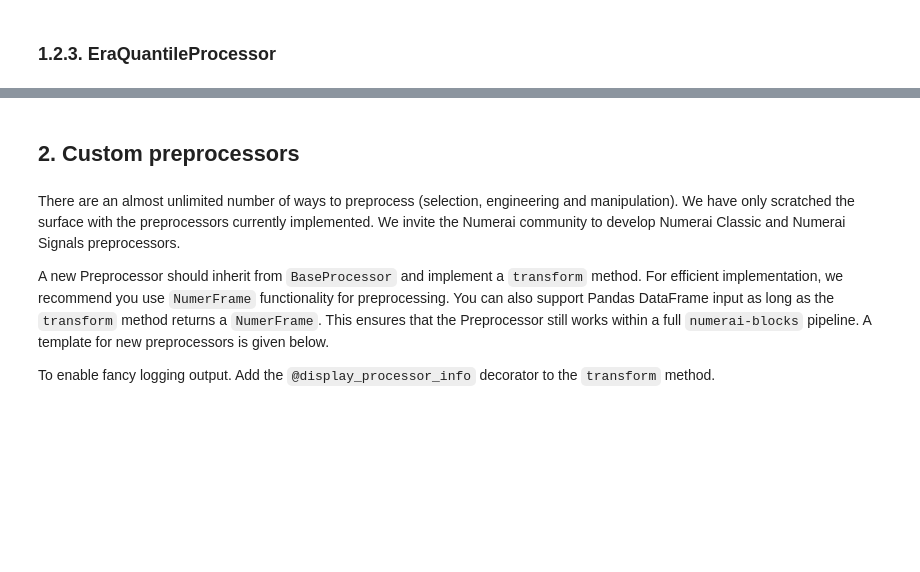
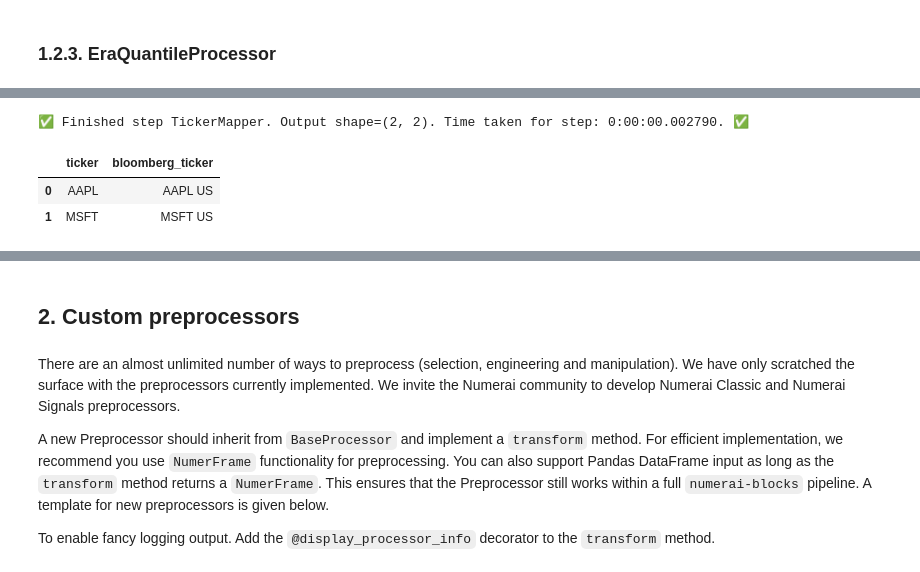
Before and after one commit to crowdcent/numerblox, a Jupyter notebook: nbs/03_preprocessing.ipynb, the cells around one changed output, grey strips where cells are left out. Cells and saved outputs as stored; diff of their text form; code cells hidden in the pictures; blank space fills up the shorter version.

Commit message:
Tickermapper

```diff
--- a/nbs/03_preprocessing.ipynb
+++ b/nbs/03_preprocessing.ipynb
@@ -1240,0 +1245,26 @@ Path:
+# %%
+#export
+class TickerMapper(BaseProcessor):
+    """
+    Map ticker from one format to another. \n
+    :param ticker_col: Column used for mapping. Must already be present in the input data. \n
+    :param target_ticker_format: Format to map tickers to. Must be present in the ticker map. \n
+    Supported ticker formats are: ['ticker', 'bloomberg_ticker', 'yahoo']
+    """
+    def __init__(self, ticker_col: str = "ticker", target_ticker_format: str = "bloomberg_ticker"):
+        super().__init__()
+        self.ticker_col = ticker_col
+        self.target_ticker_format = target_ticker_format
+
+        self.signals_map_path = "https://numerai-signals-public-data.s3-us-west-2.amazonaws.com/signals_ticker_map_w_bbg.csv"
+        self.ticker_map = pd.read_csv(self.signals_map_path)
+
+        assert self.ticker_col in self.ticker_map.columns, f"Ticker column '{self.ticker_col}' is not available in ticker mapping."
+        assert self.target_ticker_format in self.ticker_map.columns, f"Target ticker column '{self.target_ticker_format}' is not available in ticker mapping."
+
+        self.mapping = dict(self.ticker_map[[self.ticker_col, self.target_ticker_format]].values)
+
+    @display_processor_info
+    def transform(self, dataf: Union[pd.DataFrame, NumerFrame], *args, **kwargs) -> NumerFrame:
+        dataf["bloomberg_ticker"] = dataf[self.ticker_col].map(self.mapping)
+        return NumerFrame(dataf)
@@ -1240,0 +1273,9 @@ Path:
+# %%
+test_dataf = pd.DataFrame(["AAPL", "MSFT"], columns=['ticker'])
+mapper = TickerMapper()
+mapper.transform(test_dataf)
+# %% [output]
+✅ Finished step TickerMapper. Output shape=(2, 2). Time taken for step: 0:00:00.002790. ✅
+|  | ticker | bloomberg_ticker |
+| 0 | AAPL | AAPL US |
+| 1 | MSFT | MSFT US |
```
Also changed, not shown: parts of 22 cells of this notebook, 5 other files.
